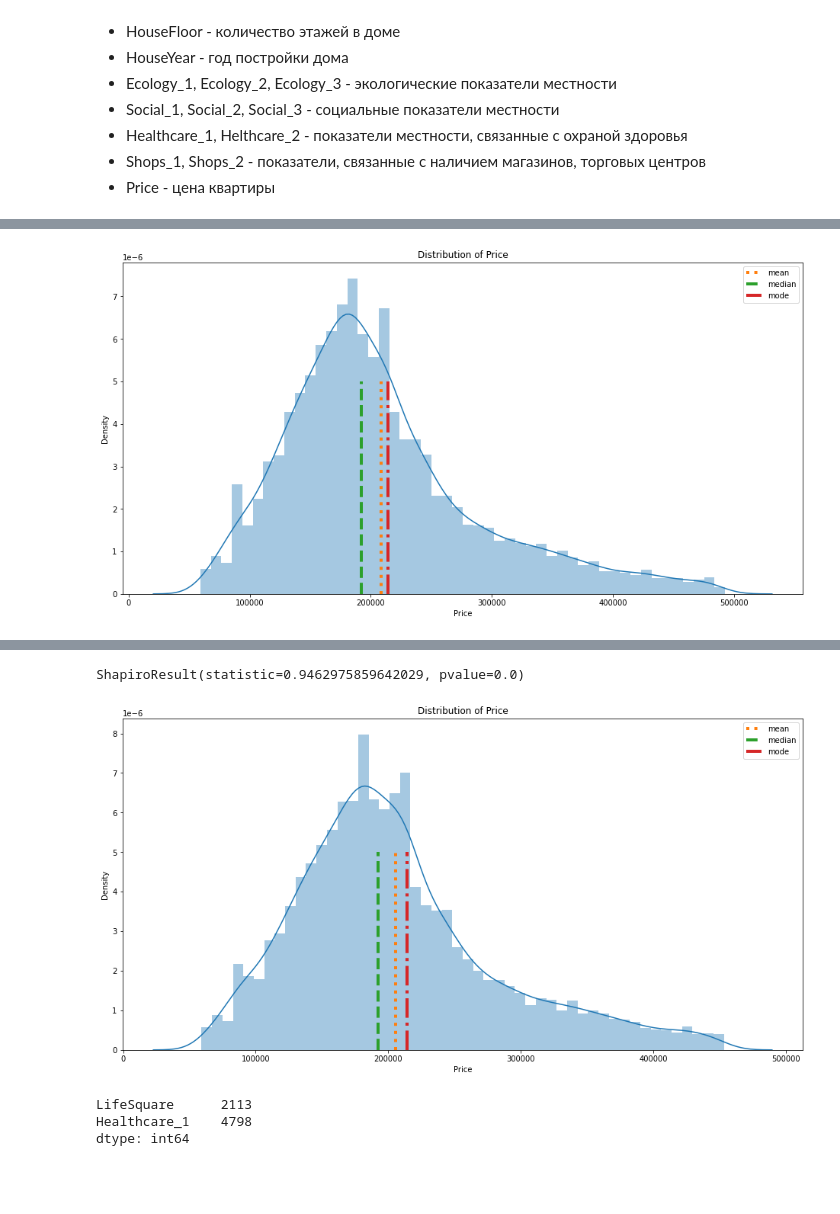
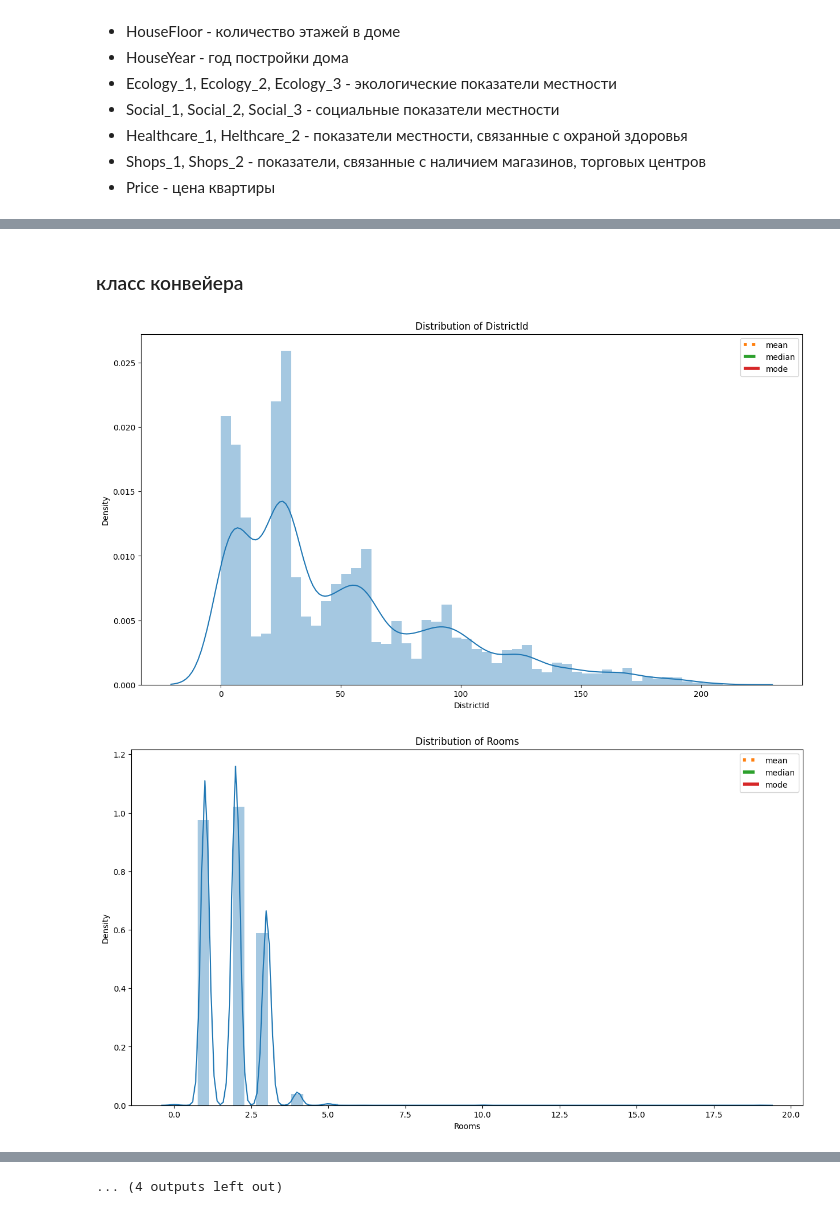
Before and after one commit to BlackStoneShadow/Python, a Jupyter notebook: MLearning/DSLibraries/Summary/Task1.ipynb, the cells around one changed output, grey strips where cells are left out. Saved outputs shown, nothing was run; the diff lists cells and outputs as text; code cells hidden in the pictures; blank space fills up the shorter version.

```diff
--- a/MLearning/DSLibraries/Summary/Task1.ipynb
+++ b/MLearning/DSLibraries/Summary/Task1.ipynb
@@ -121,0 +101,2 @@ memory usage: 1.4+ MB
+# %% [markdown]
+### класс конвейера
@@ -122,6 +213,10 @@ memory usage: 1.4+ MB
 # %%
-pipeline = DataPipeline(data=train_data)
+# создамие конвейера
+pipeline = DataPipeline(data=train_data.copy(), target='Price')
 # %%
-pipeline.plot('Price')
+# распределение количественных признаков в исходных данных и осноные статистические данные в них
+for item in pipeline.property_num:
+    pipeline.plot(item)
 # %% [output]
-[figure, old version]
+[figure, new version]
+[figure, added]
@@ -128,12 +233,4 @@ pipeline.plot('Price')
+... (4 outputs left out)
 # %%
-pipeline.transform('Price')
-pipeline.plot('Price')
+# подготовка признаков
+pipeline.transform()
-# %% [output]
-ShapiroResult(statistic=0.9462975859642029, pvalue=0.0)
-[figure, removed]
-# %%
-train_data.isna().sum()[train_data.isna().sum() > 0]
-# %% [output]
-LifeSquare      2113
-Healthcare_1    4798
-dtype: int64
```
Also changed, not shown: parts of 14 cells of this notebook, 1 other file.
